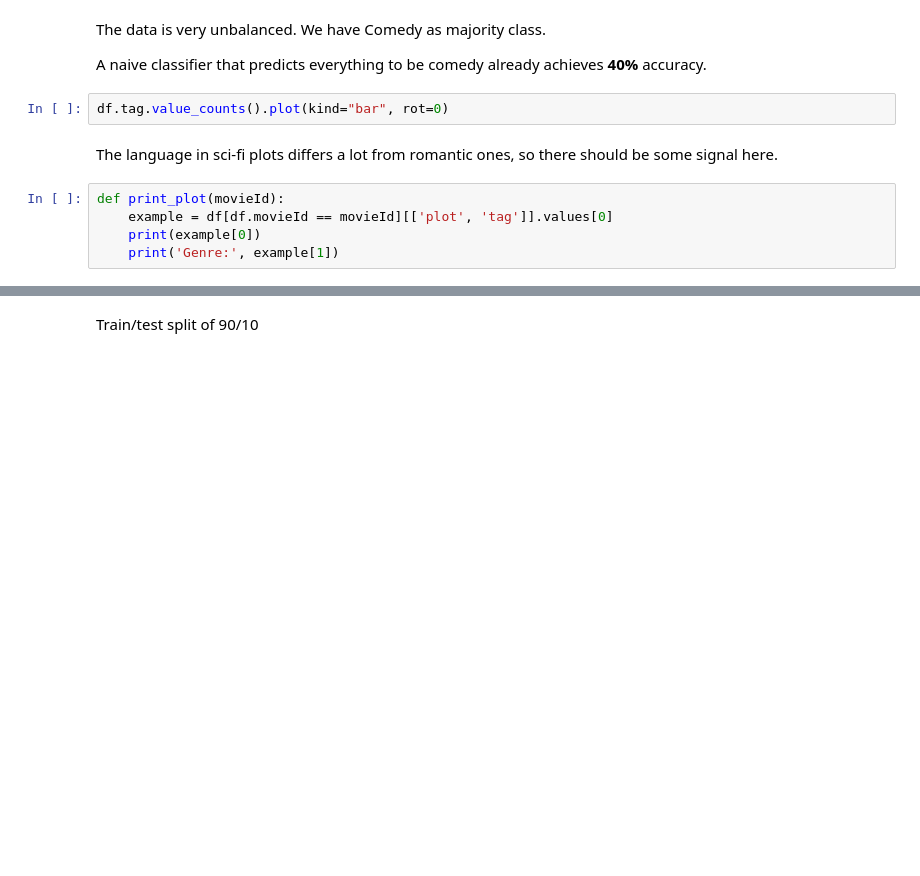
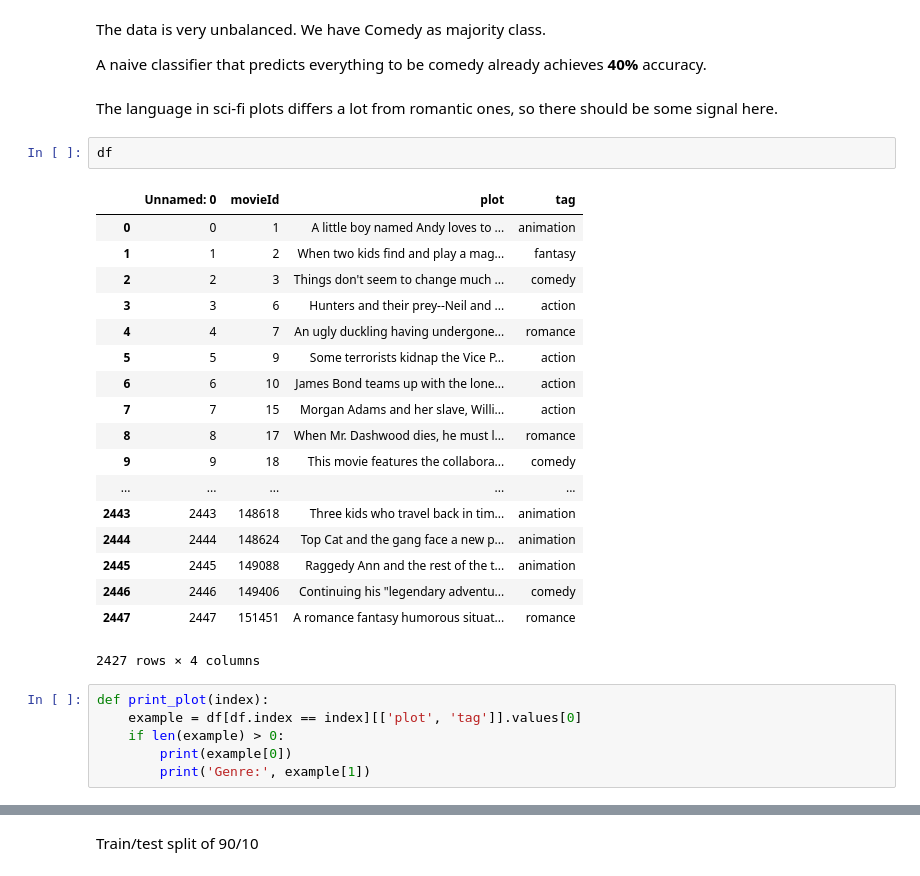
Before and after one commit to RaRe-Technologies/movie-plots-by-genre, a Jupyter notebook: Document classification with word embeddings tutorial.ipynb, the cells around one changed output, grey strips where cells are left out. Drawn from its saved outputs; the diff is of its cells as text; blank space fills up the shorter version.

```diff
--- a/Document classification with word embeddings tutorial.ipynb
+++ b/Document classification with word embeddings tutorial.ipynb
@@ -77,13 +81,33 @@ df['plot'].apply(lambda x: len(x.split(' '))).sum()
 The data is very unbalanced. We have Comedy as majority class.
 
 A naive classifier that predicts everything to be comedy already achieves __40%__ accuracy.
-# %%
-df.tag.value_counts().plot(kind="bar", rot=0)
 # %% [markdown]
 The language in sci-fi plots differs a lot from romantic ones, so there should be some signal here.
+# %%
+df
+# %% [output]
+|  | Unnamed: 0 | movieId | plot | tag |
+| 0 | 0 | 1 | A little boy named Andy loves to ... | animation |
+| 1 | 1 | 2 | When two kids find and play a mag... | fantasy |
+| 2 | 2 | 3 | Things don't seem to change much ... | comedy |
+| 3 | 3 | 6 | Hunters and their prey--Neil and ... | action |
+| 4 | 4 | 7 | An ugly duckling having undergone... | romance |
+| 5 | 5 | 9 | Some terrorists kidnap the Vice P... | action |
+| 6 | 6 | 10 | James Bond teams up with the lone... | action |
+| 7 | 7 | 15 | Morgan Adams and her slave, Willi... | action |
+| 8 | 8 | 17 | When Mr. Dashwood dies, he must l... | romance |
+| 9 | 9 | 18 | This movie features the collabora... | comedy |
+| ... | ... | ... | ... | ... |
+| 2443 | 2443 | 148618 | Three kids who travel back in tim... | animation |
+| 2444 | 2444 | 148624 | Top Cat and the gang face a new p... | animation |
+| 2445 | 2445 | 149088 | Raggedy Ann and the rest of the t... | animation |
+| 2446 | 2446 | 149406 | Continuing his "legendary adventu... | comedy |
+| 2447 | 2447 | 151451 | A romance fantasy humorous situat... | romance |
+2427 rows × 4 columns
 # %%
-def print_plot(movieId):
-    example = df[df.movieId == movieId][['plot', 'tag']].values[0]
-    print(example[0])
-    print('Genre:', example[1])
+def print_plot(index):
+    example = df[df.index == index][['plot', 'tag']].values[0]
+    if len(example) > 0:
+        print(example[0])
+        print('Genre:', example[1])
 # %%
```
Also changed, not shown: parts of 53 cells of this notebook.
